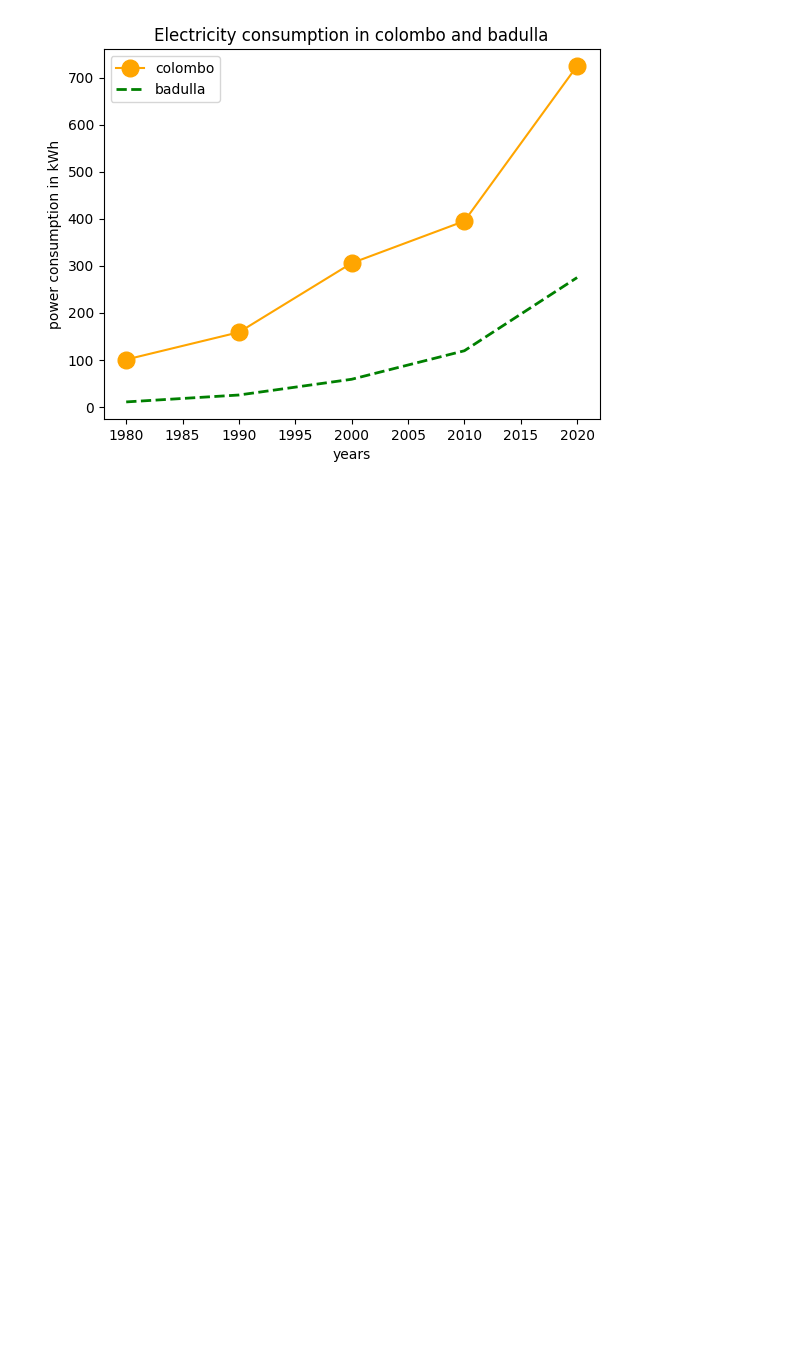
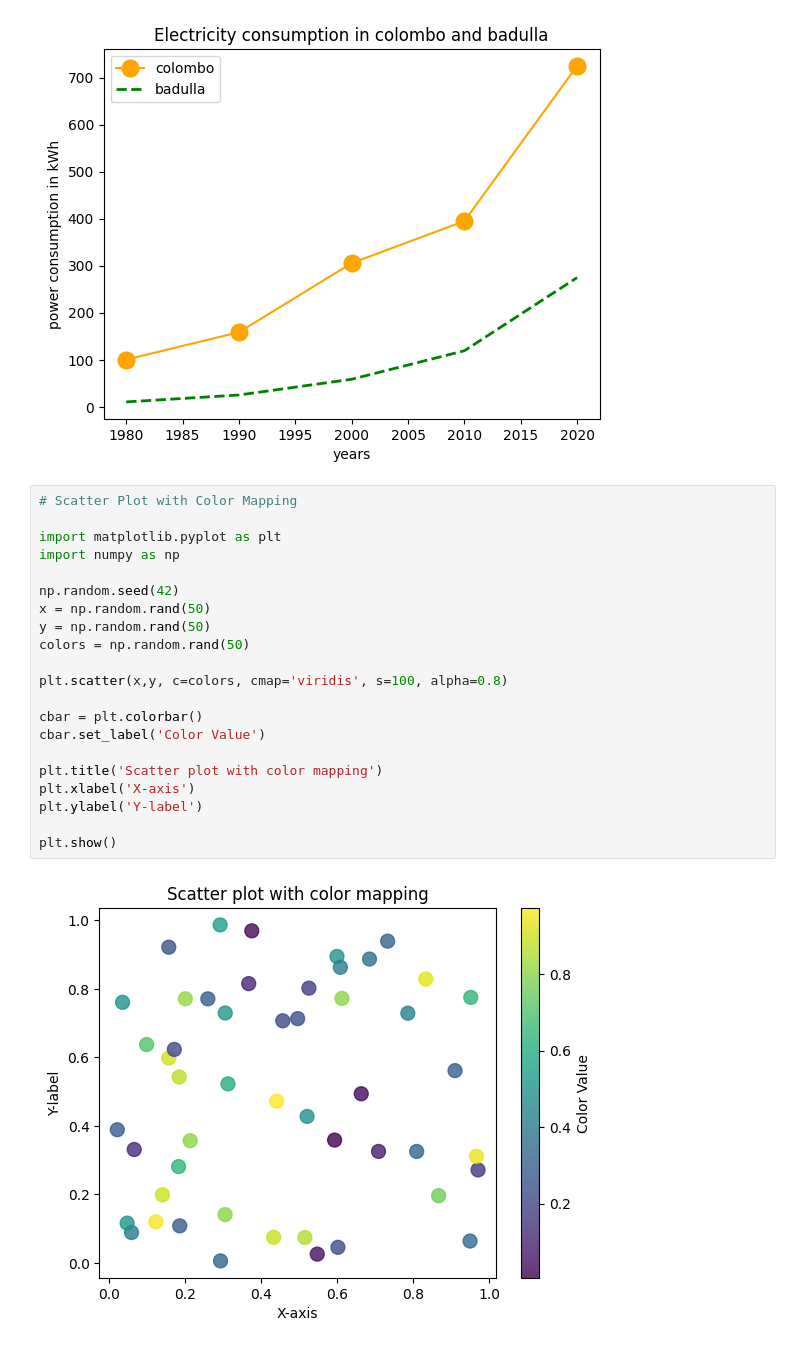
Before and after one commit to Hansaka2001/Data-Analysis-and-Visualization, a Jupyter notebook: Matplotlib/code.ipynb, the cells around one changed output. Drawn from its saved outputs; the diff is of its cells as text; blank space fills up the shorter version.

Commit message:
Scatter Plot with Color Mapping

```diff
--- a/Matplotlib/code.ipynb
+++ b/Matplotlib/code.ipynb
@@ -67,3 +67,26 @@ plt.legend()
 plt.show()
 # %% [output]
 [figure]
+# %%
+# Scatter Plot with Color Mapping
+
+import matplotlib.pyplot as plt
+import numpy as np
+
+np.random.seed(42)
+x = np.random.rand(50)
+y = np.random.rand(50)
+colors = np.random.rand(50)
+
+plt.scatter(x,y, c=colors, cmap='viridis', s=100, alpha=0.8)
+
+cbar = plt.colorbar()
+cbar.set_label('Color Value')
+
+plt.title('Scatter plot with color mapping')
+plt.xlabel('X-axis')
+plt.ylabel('Y-label')
+
+plt.show()
+# %% [output]
+[figure, added]
```
